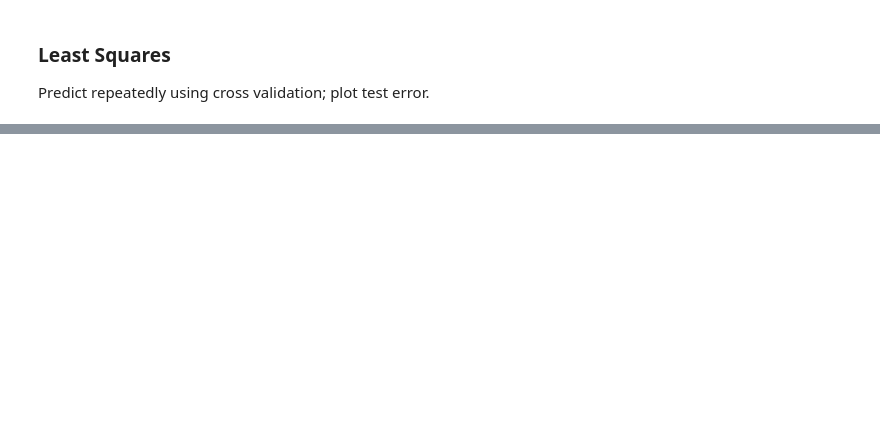
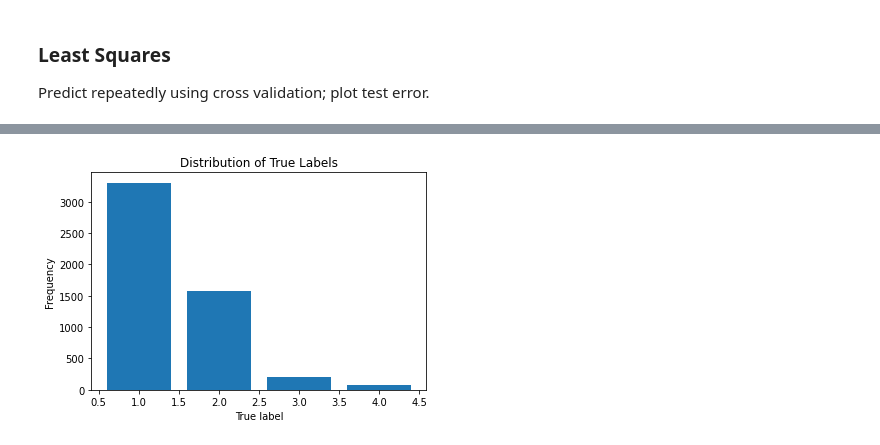
Before and after one commit to cvilter/mother-child-attitudes, a Jupyter notebook: models.ipynb, the cells around one changed output, grey strips where cells are left out. Cells and saved outputs as stored; diff of their text form; code cells hidden in the pictures; blank space fills up the shorter version.

Commit message:
Dist of true labels; w-hat

```diff
--- a/models.ipynb
+++ b/models.ipynb
@@ -95,3 +111,18 @@ plt.show()
+# %%
+# Converting into bar-chart data setup for graphic consistency
+labels_actual = [1, 2, 3, 4]
+counts_actual = [0, 0, 0, 0]
+for label in y_scale:
+    idx = label[0]-1
+    counts_actual[idx] += 1
+
+plt.bar(labels_actual, counts_actual)
+plt.xlabel('True label')
+plt.ylabel('Frequency')
+plt.title('Distribution of True Labels')
+plt.show()
+# %% [output]
+[figure, added]
 # %%
 avg_error = np.mean(errs)
 print("Average error rate over all iterations:", avg_error)
```
Also changed, not shown: parts of 7 cells of this notebook.
